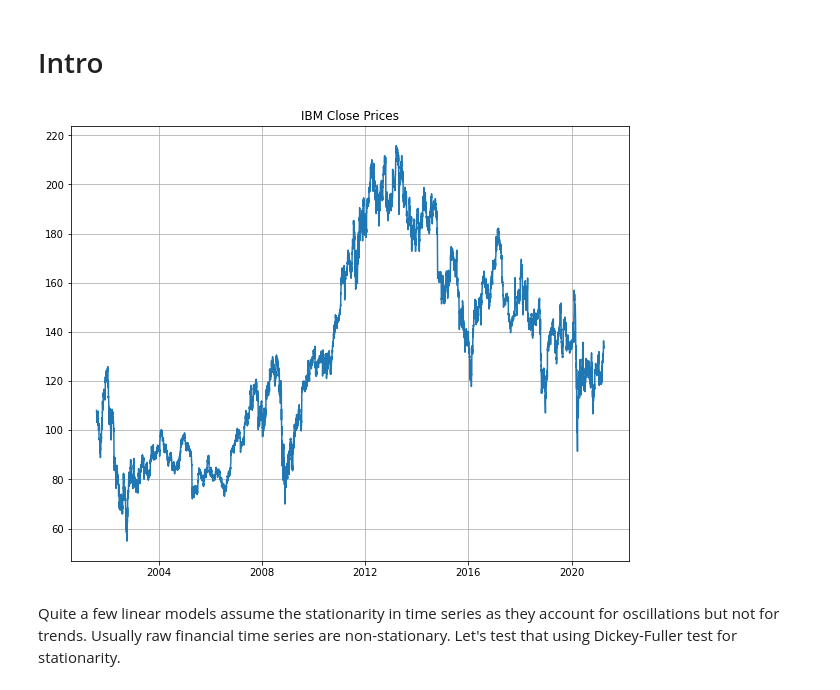
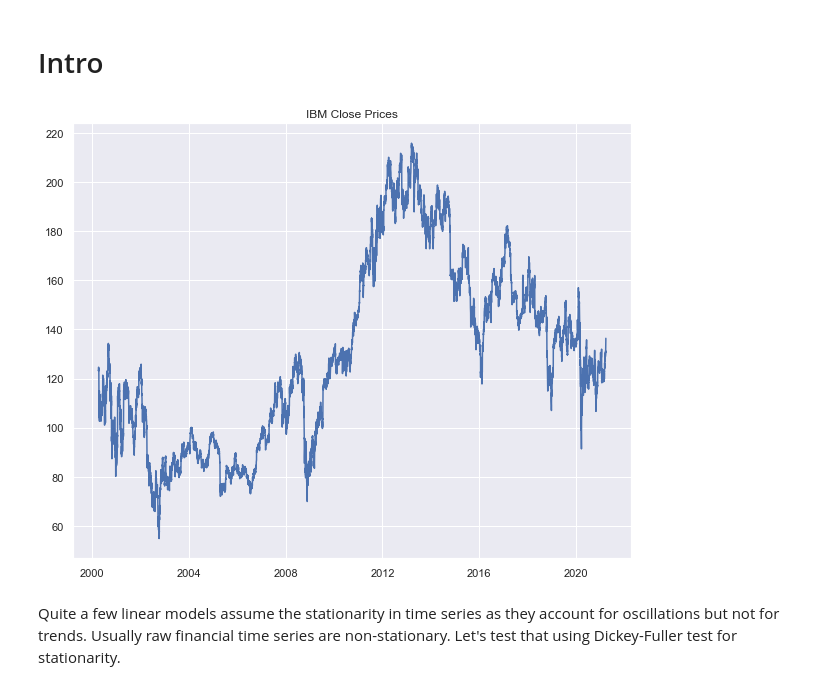
Before and after one commit to Temyaroslav/MDS2020, a Jupyter notebook: time_series/blob_one_ARCH_GARCH.ipynb, the cells around one changed output. Saved outputs shown, nothing was run; the diff lists cells and outputs as text; code cells hidden in the pictures.

```diff
--- a/time_series/blob_one_ARCH_GARCH.ipynb
+++ b/time_series/blob_one_ARCH_GARCH.ipynb
@@ -1,13 +1,18 @@
 # %%
 import pickle
+from tqdm import tqdm
 import pandas as pd
 import numpy as np
 
 from statsmodels.tsa.stattools import adfuller
 from statsmodels.graphics.tsaplots import plot_pacf, plot_acf
 
+from sklearn.metrics import accuracy_score, f1_score
+
 import matplotlib.pyplot as plt
+import seaborn as sns
+sns.set()
 
 from loaders import DataLoader
 from strategies.arima import StrategyARIMA, StrategyARIMAGARCH
-from backtester import BackTester
+from strategies import BaseStrategy
@@ -18,11 +28,12 @@ df = DataLoader.load('ibm', sampling='3H', year_start=2000)
 # %%
 plt.figure(figsize=(10, 8))
 plt.plot(df['Date'], df['Close'])
 plt.title('IBM Close Prices')
-plt.grid()
+# plt.grid()
+# plt.savefig('IBM_spot.jpg')
 plt.show()
 # %% [output]
-[figure, old version]
+[figure, new version]
 # %% [markdown]
 Quite a few linear models assume the stationarity in time series as they account for oscillations but not for trends. Usually raw financial time series are non-stationary. Let's test that using Dickey-Fuller test for stationarity.
 # %%
```
Also changed, not shown: parts of 23 cells of this notebook, 34 other files.
